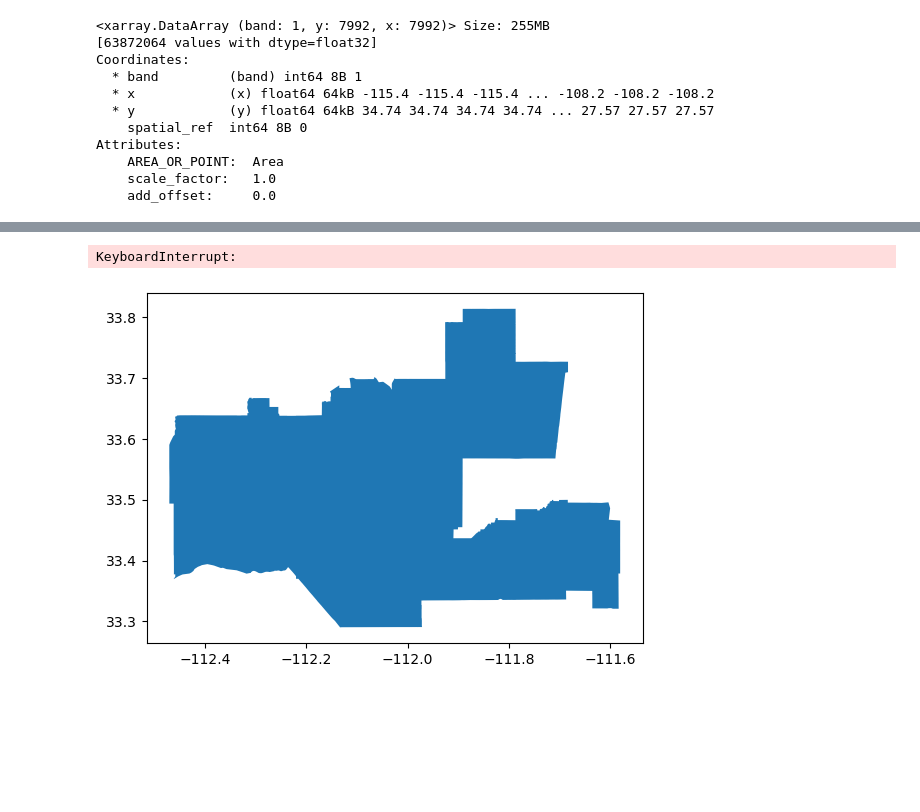
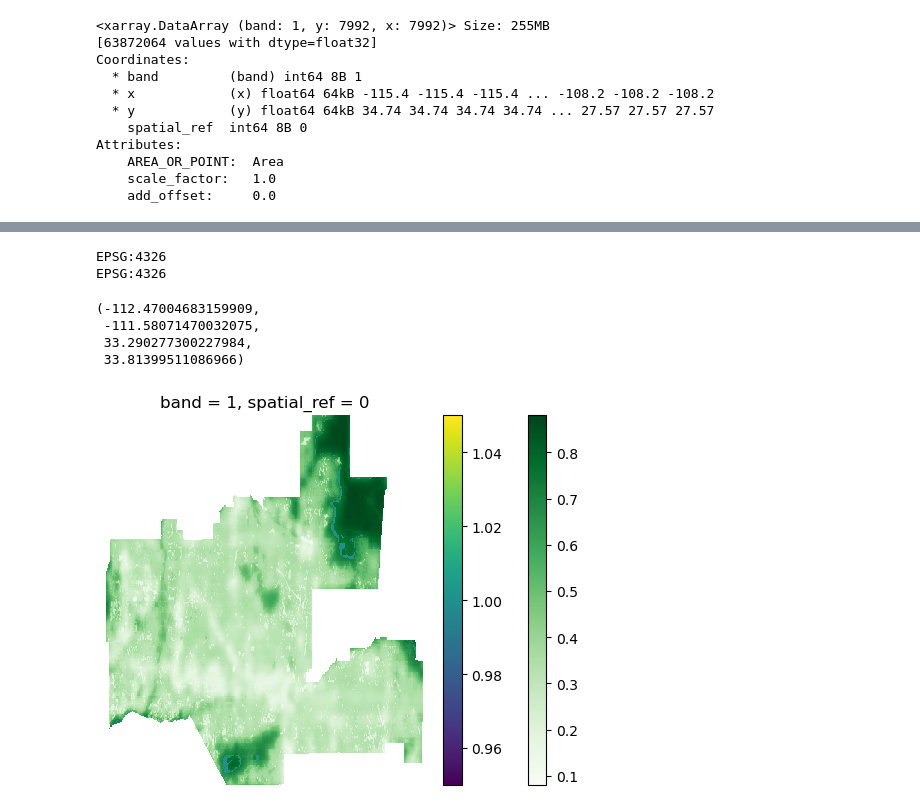
Before and after one commit to jaslynmiura/eds220-phoenix-biodiversity, a Jupyter notebook: final-task2-phoenix-biodiversity-MIURA.ipynb, the cells around one changed output, grey strips where cells are left out. Drawn from its saved outputs; the diff is of its cells as text; code cells hidden in the pictures; blank space fills up the shorter version.

Commit message:
Clip rasters and calculate biodiversity are.

```diff
--- a/final-task2-phoenix-biodiversity-MIURA.ipynb
+++ b/final-task2-phoenix-biodiversity-MIURA.ipynb
@@ -129,0 +214,5 @@ Attributes:
+# %%
+phoenix_raster_2017 = biodiversity2017.rio.clip_box(*phoenix.total_bounds).rio.clip(phoenix.geometry)
+# %%
+phoenix_raster_2020_loss = phoenix_raster_2020>=0.75
+phoenix_raster_2020_loss.plot()
@@ -129,0 +222,3 @@ Attributes:
+# %%
+phoenix_raster_2017_loss = phoenix_raster_2017>=0.75
+phoenix_raster_2017_loss.plot()
@@ -130,8 +228,25 @@ Attributes:
+# %%
+print(phoenix_raster_2017_loss.rio.crs)
+print(phoenix_raster_2020_loss.rio.crs)
+# %% [output]
+EPSG:4326
+EPSG:4326
+# %%
+bio_loss = phoenix_raster_2017_loss^phoenix_raster_2020_loss
+bio_loss = bio_loss.where(bio_loss != 0)
 # %%
 fig, ax = plt.subplots()
 
-phoenix.plot(ax=ax)
-biodiversity1.plot(ax=ax)
+phoenix_raster_2020.plot(ax=ax,
+                   cmap='Greens')
+
+bio_loss.plot(ax=ax)
+
+
+ax.axis('off')
 # %% [output]
-KeyboardInterrupt:
+(-112.47004683159909,
+ -111.58071470032075,
+ 33.290277300227984,
+ 33.81399511086966)
-[figure, old version]
+[figure, new version]
```
Also changed, not shown: parts of 17 cells of this notebook.
